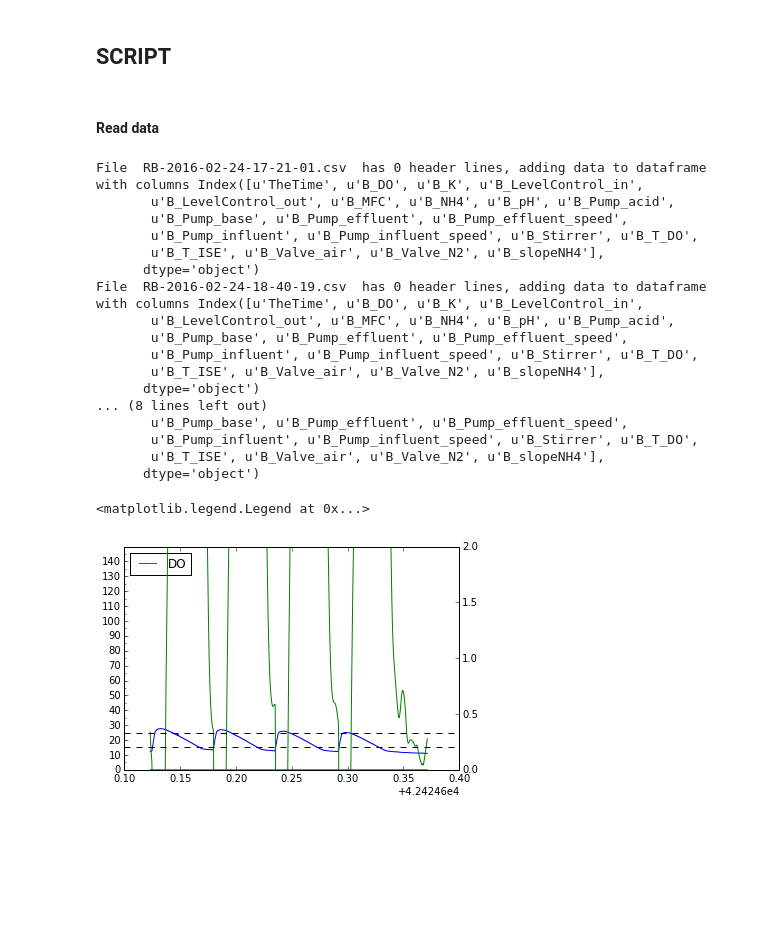
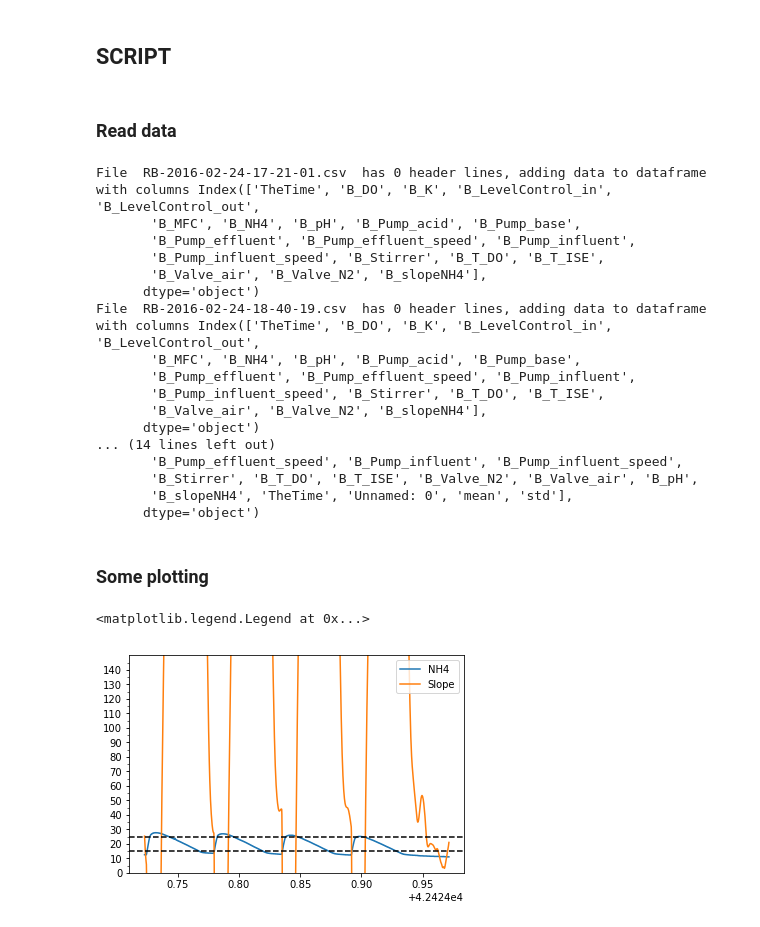
Before and after one commit to UGentBiomath/2017_AnammoxInhibitionPaper, a Jupyter notebook: 20170715_AnAOB_oxygen_inhibition.ipynb, the cells around one changed output. Saved outputs shown, nothing was run; the diff lists cells and outputs as text; code cells hidden in the pictures; blank space fills up the shorter version.

```diff
--- a/20170715_AnAOB_oxygen_inhibition.ipynb
+++ b/20170715_AnAOB_oxygen_inhibition.ipynb
@@ -47,52 +28,47 @@ TimeConversionFcns.py loaded
 # %% [markdown]
 ## SCRIPT
 # %% [markdown]
-#### Read data
+### Read data
+# %%
+data = join_dir_files('./data',ext='csv',comment='#')
+# %% [output]
+File  RB-2016-02-24-17-21-01.csv  has 0 header lines, adding data to dataframe with columns Index(['TheTime', 'B_DO', 'B_K', 'B_LevelControl_in', 'B_LevelControl_out',
+       'B_MFC', 'B_NH4', 'B_pH', 'B_Pump_acid', 'B_Pump_base',
+       'B_Pump_effluent', 'B_Pump_effluent_speed', 'B_Pump_influent',
+       'B_Pump_influent_speed', 'B_Stirrer', 'B_T_DO', 'B_T_ISE',
+       'B_Valve_air', 'B_Valve_N2', 'B_slopeNH4'],
+      dtype='object')
+File  RB-2016-02-24-18-40-19.csv  has 0 header lines, adding data to dataframe with columns Index(['TheTime', 'B_DO', 'B_K', 'B_LevelControl_in', 'B_LevelControl_out',
+       'B_MFC', 'B_NH4', 'B_pH', 'B_Pump_acid', 'B_Pump_base',
+       'B_Pump_effluent', 'B_Pump_effluent_speed', 'B_Pump_influent',
+       'B_Pump_influent_speed', 'B_Stirrer', 'B_T_DO', 'B_T_ISE',
+       'B_Valve_air', 'B_Valve_N2', 'B_slopeNH4'],
+      dtype='object')
+... (14 lines left out)
+       'B_Pump_effluent_speed', 'B_Pump_influent', 'B_Pump_influent_speed',
+       'B_Stirrer', 'B_T_DO', 'B_T_ISE', 'B_Valve_N2', 'B_Valve_air', 'B_pH',
+       'B_slopeNH4', 'TheTime', 'Unnamed: 0', 'mean', 'std'],
+      dtype='object')
+# %% [markdown]
+### Some plotting
 # %%
-data = join_dir_files('C:/Users/dseuntje/OneDrive - UGent/Werk Ugent/Projects/2015_Oxygen_inhibition AMX/Results/Digital_data_reactors/20151112_Exp_2/Without Nitrite/20160224 0.7/extra analysis_1',
-                      ext='csv',comment='#')
-data.columns
 fig, ax1 = plt.subplots()
-ax2 = ax1.twinx()
 ax1.set_zorder(ax2.get_zorder()+1) # put ax1 in front of ax2
 ax1.patch.set_visible(False) # hide the 'canvas'
 
 ax1.plot(data['TheTime'],data['B_NH4'],label='NH4')
 ax1.plot(data['TheTime'],data['B_slopeNH4']*3600*24,label='Slope')
 ax1.set_ylim(0,150)
 
-
 ax1.axhline(25, color='k', linestyle='--')#to define upper limit of slope extraction
 ax1.axhline(15, color='k', linestyle='--')#to define lower limit of slope extraction
 major_ticks = np.arange(0,150,10)
 minor_ticks = np.arange(0,150,5)
 
-
 ax1.set_yticks(major_ticks)
 ax1.set_yticks(minor_ticks, minor=True)
 
 plt.legend(loc=1)
-
-ax2.plot(data['TheTime'],data['B_DO'],label='DO',color='r')
-ax2.set_ylim(0,2)
-plt.legend(loc=2)
 # %% [output]
-File  RB-2016-02-24-17-21-01.csv  has 0 header lines, adding data to dataframe with columns Index([u'TheTime', u'B_DO', u'B_K', u'B_LevelControl_in',
-       u'B_LevelControl_out', u'B_MFC', u'B_NH4', u'B_pH', u'B_Pump_acid',
-       u'B_Pump_base', u'B_Pump_effluent', u'B_Pump_effluent_speed',
-       u'B_Pump_influent', u'B_Pump_influent_speed', u'B_Stirrer', u'B_T_DO',
-       u'B_T_ISE', u'B_Valve_air', u'B_Valve_N2', u'B_slopeNH4'],
-      dtype='object')
-File  RB-2016-02-24-18-40-19.csv  has 0 header lines, adding data to dataframe with columns Index([u'TheTime', u'B_DO', u'B_K', u'B_LevelControl_in',
-       u'B_LevelControl_out', u'B_MFC', u'B_NH4', u'B_pH', u'B_Pump_acid',
-       u'B_Pump_base', u'B_Pump_effluent', u'B_Pump_effluent_speed',
-       u'B_Pump_influent', u'B_Pump_influent_speed', u'B_Stirrer', u'B_T_DO',
-       u'B_T_ISE', u'B_Valve_air', u'B_Valve_N2', u'B_slopeNH4'],
-      dtype='object')
-... (8 lines left out)
-       u'B_Pump_base', u'B_Pump_effluent', u'B_Pump_effluent_speed',
-       u'B_Pump_influent', u'B_Pump_influent_speed', u'B_Stirrer', u'B_T_DO',
-       u'B_T_ISE', u'B_Valve_air', u'B_Valve_N2', u'B_slopeNH4'],
-      dtype='object')
+<matplotlib.legend.Legend at 0x...>
-<matplotlib.legend.Legend at 0x...>
-[figure, old version]
+[figure, new version]
```
Also changed, not shown: parts of 12 cells of this notebook, 28 other files.
